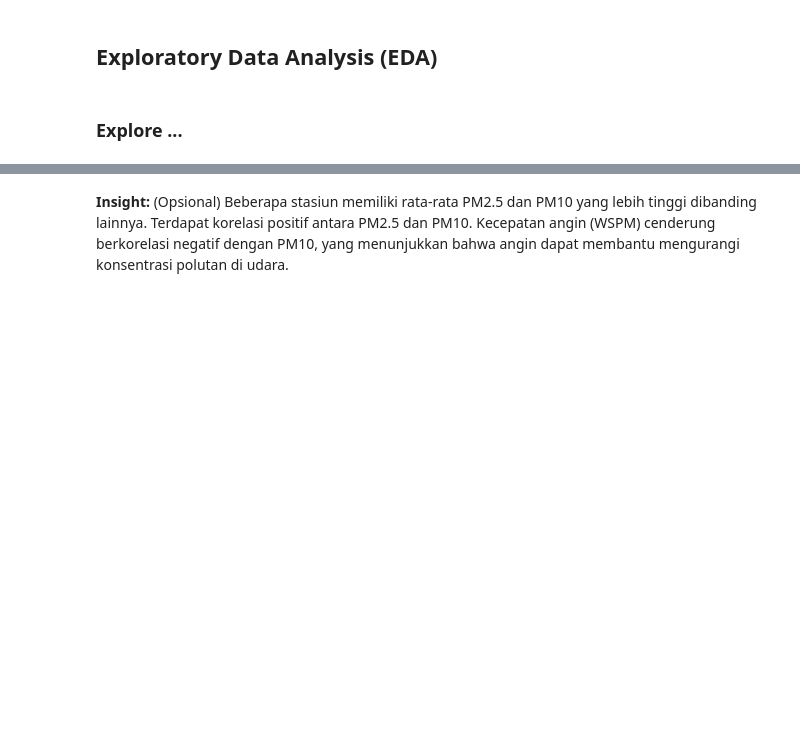
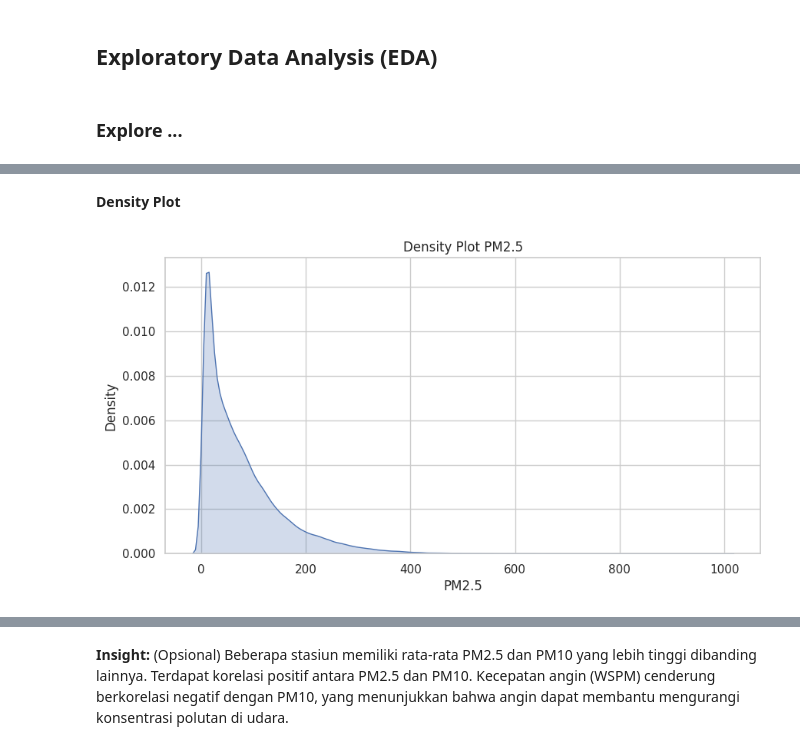
Before and after one commit to Heda312/Streamlit-Air-Quality, a Jupyter notebook: Proyek_Analisis_Data.ipynb, the cells around one changed output, grey strips where cells are left out. Saved outputs shown, nothing was run; the diff lists cells and outputs as text; code cells hidden in the pictures; blank space fills up the shorter version.

```diff
--- a/Proyek_Analisis_Data.ipynb
+++ b/Proyek_Analisis_Data.ipynb
@@ -234,0 +263,11 @@ plt.show()
+# %% [markdown]
+**Density Plot**
+# %%
+plt.figure(figsize=(10,5))
+
+sns.kdeplot(all_df['PM2.5'].dropna(), fill=True)
+
+plt.title('Density Plot PM2.5')
+plt.show()
+# %% [output]
+[figure, added]
```
Also changed, not shown: parts of 42 cells of this notebook, 4 other files.
